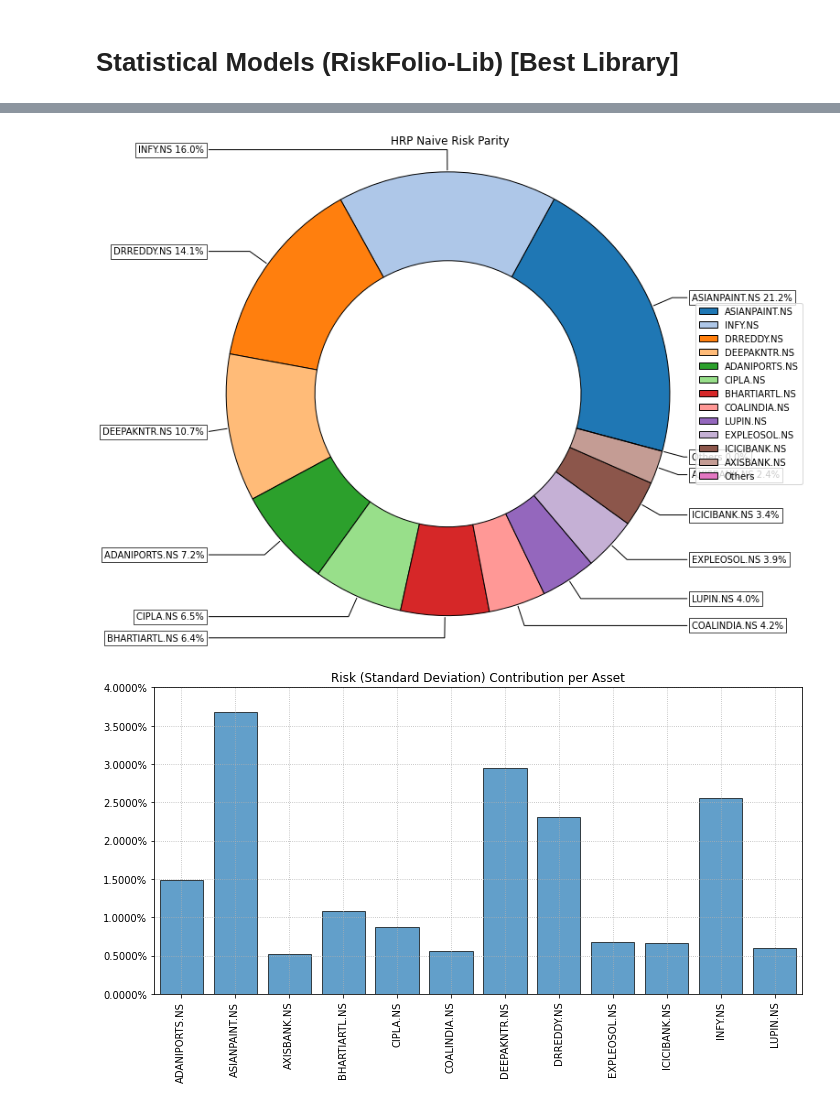
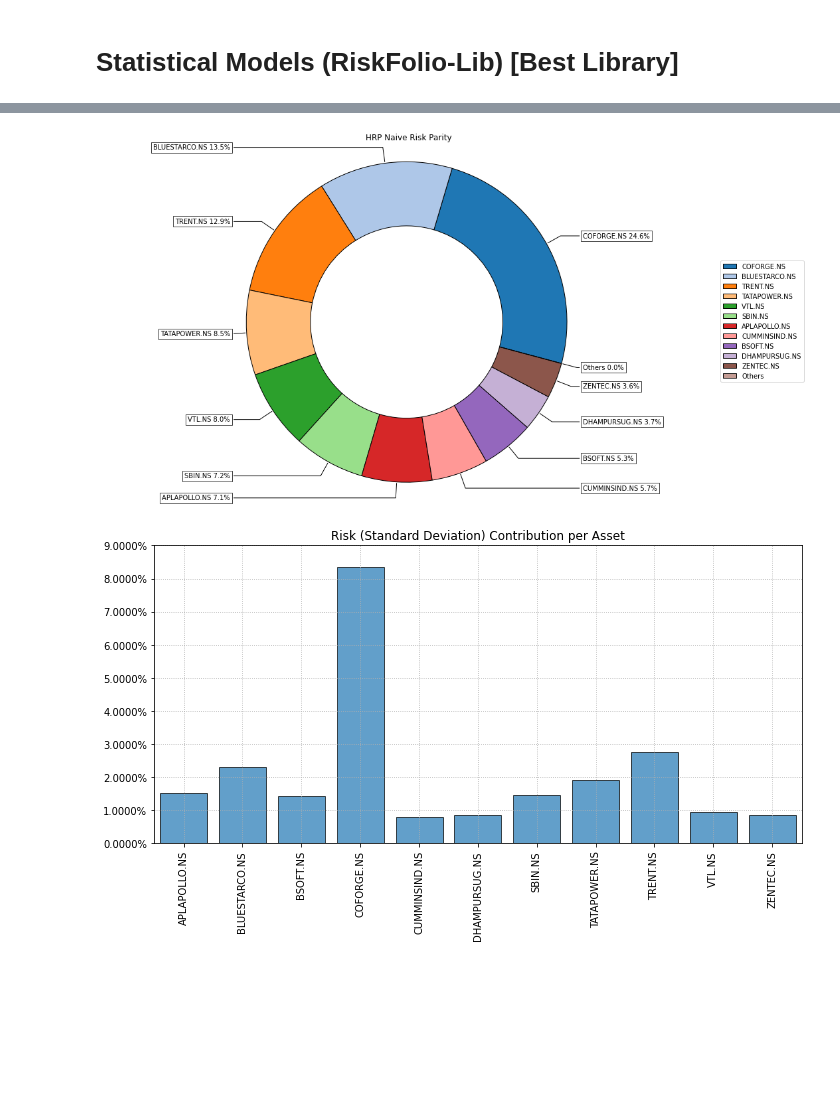
Before and after one commit to thisisindrajit/Portfolio-optimization-using-Deep-Learning-and-statistics, a Jupyter notebook: code.ipynb, the cells around one changed output, grey strips where cells are left out. Saved outputs shown, nothing was run; the diff lists cells and outputs as text; code cells hidden in the pictures; blank space fills up the shorter version.

```diff
--- a/code.ipynb
+++ b/code.ipynb
@@ -87,12 +115,12 @@ tickers = ["ADANIPORTS.NS", "ASIANPAINT.NS", "AXISBANK.NS", "ICICIBANK.NS", "CIP
 # %%
-tickers = ["ADANIPORTS.NS", "ASIANPAINT.NS", "AXISBANK.NS", "ICICIBANK.NS", "CIPLA.NS",
-           "INFY.NS", "LUPIN.NS", "DRREDDY.NS", "COALINDIA.NS", "BHARTIARTL.NS", "DEEPAKNTR.NS",
-           "EXPLEOSOL.NS"]
+tickers = ["COFORGE.NS", "SBIN.NS", "BLUESTARCO.NS", "ZENTEC.NS", "CUMMINSIND.NS",
+           "TRENT.NS", "TATAPOWER.NS", "VTL.NS", "BSOFT.NS", "APLAPOLLO.NS", "DHAMPURSUG.NS"]
 # sorting tickers
 tickers.sort()
 
 time_steps = 100 # the lookback period
 features = 1 # We use only the close price
+min_prev_days = 150
 port_len = len(tickers) # length of portfolio
 # %% [markdown]
 ## Getting data from API (YFinance)
@@ -110,6 +138,14 @@ def get_data(tickers, getInfo=True, period="5y"):
     for ticker in tickers:
       info.append(yf.Ticker(ticker).info)
 
+  # check whether if any ticker symbol has less than min_prev_days days of data
+  for i in range(len(tickers)):
+    cur_ticker_count = data.iloc[:, i].count()
+
+    if cur_ticker_count < min_prev_days:
+      print(f'{tickers[i]} has less than {min_prev_days} days of historical price data. Please consider removing the asset or adding some other asset.')
+      return None
+
   # remove open, high, low, volume, adj close columns
   data = data.drop("Open", axis = 1)
   data = data.drop("High", axis = 1)
@@ -131,4 +167,5 @@ df = get_data(tickers, getInfo=False, period="5y")
 # %%
+df = df.dropna()
 df = df["Close"]
 df
 # %% [output]
@@ -1158,26 +1173,3 @@ ax = rp.plot_clusters(returns=Y,
 # %%
 # Building the portfolio object
 port1 = rp.HCPortfolio(returns=Y)
-# %%
-# Estimate optimal portfolio:
-
-model='HRP' # Could be HRP or HERC
-codependence = 'pearson' # Correlation matrix used to group assets in clusters
-# Risk measure
-rm = 'CDaR'
-rf = 0 # Risk free rate
-obj = 'Sharpe' # Objective function, could be MinRisk, MaxRet, Utility or Sharpe
-linkage = 'single' # Linkage method used to build clusters
-leaf_order = True # Consider optimal order of leafs in dendrogram
-hist = True # Use historical scenarios for risk measures that depend on scenarios
-
-w1 = port1.optimization(model=model,
-                      codependence=codependence,
-                      rm=rm,
-                      rf=rf,
-                      obj=obj,
-                      linkage=linkage,
-                      leaf_order=leaf_order,
-                      hist=hist)
-
-display(w1.T)
@@ -1187,16 +1192,16 @@ display(w1.T)
 # %%
 # Plotting the composition of the portfolio
 
 ax = rp.plot_pie(w=w1,
                  title='HRP Naive Risk Parity',
                  others=0,
                  nrow=25,
                  cmap="tab20",
                  height=8,
-                 width=10,
+                 width=15,
                  ax=None)
 # %% [output]
-[figure, old version]
+[figure, new version]
 # %%
 # Plotting the risk contribution graph of each asset
 
@@ -1205,4 +1210,4 @@ ax = rp.plot_risk_con(w=w1,
                  returns=port1.returns,
                  ax=None)
 # %% [output]
-[figure, old version]
+[figure, new version]
```
Also changed, not shown: parts of 81 cells of this notebook.
